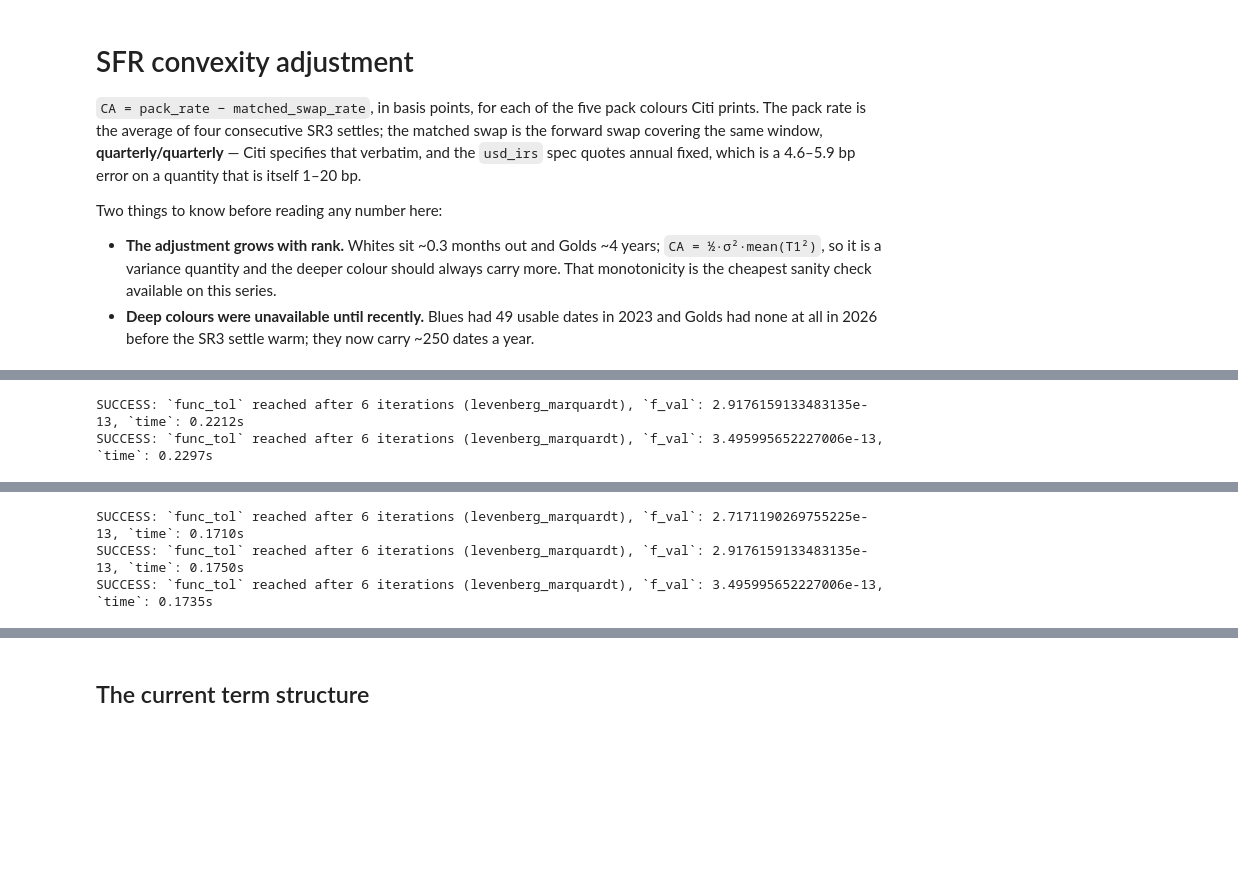
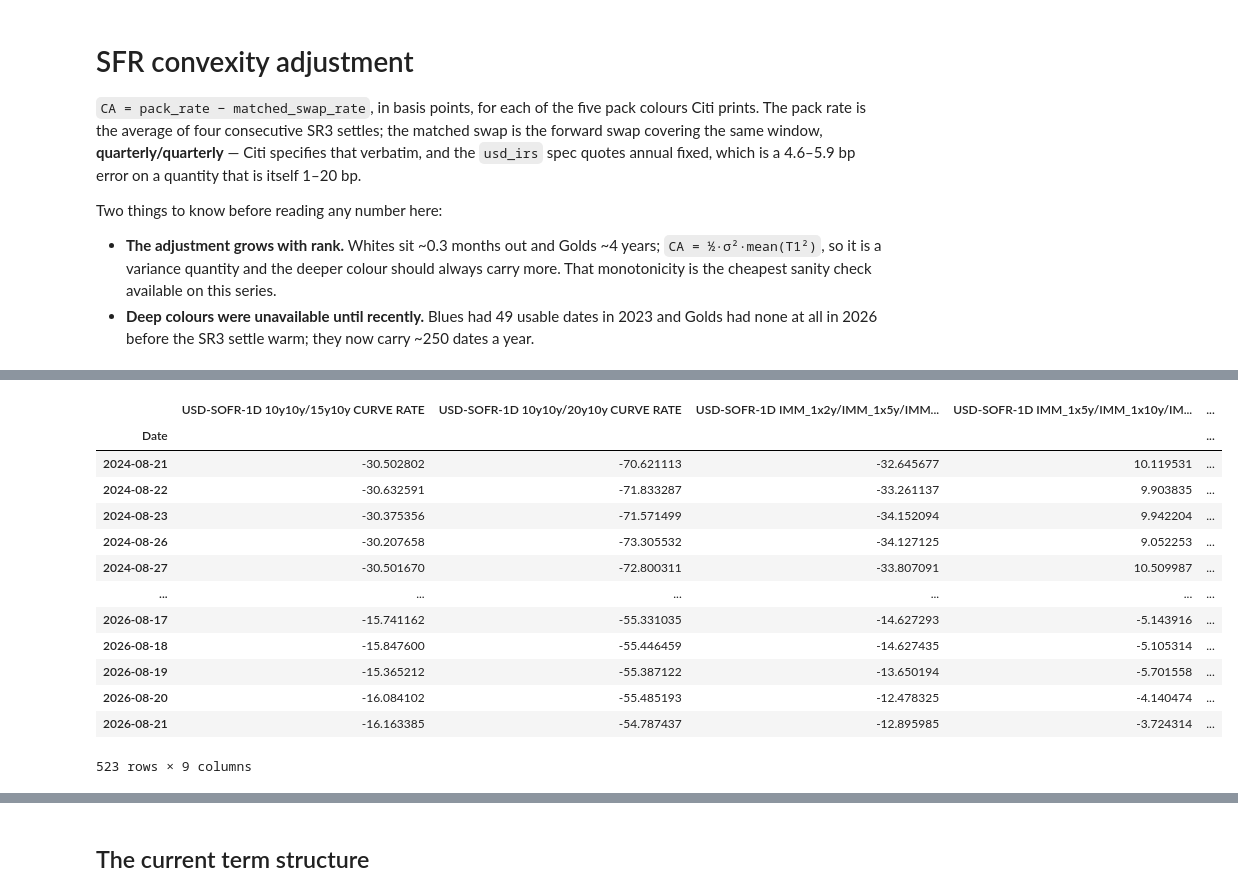
Before and after one commit to yieldcurvemonkey/ARBS, a Jupyter notebook: notebooks/timeseries/sfr_convexity.ipynb, the cells around one changed output, grey strips where cells are left out. Saved outputs shown, nothing was run; the diff lists cells and outputs as text; code cells hidden in the pictures; blank space fills up the shorter version.

```diff
--- a/notebooks/timeseries/sfr_convexity.ipynb
+++ b/notebooks/timeseries/sfr_convexity.ipynb
@@ -97,33 +97,88 @@ ca_df
 # %%
 df = TimeseriesBuilder().get_timeseries(
     start=start,
     end=end,
     queries=[
         UnifiedQuery(
             curve="USD-SOFR-1D",
-            tenor="2y/5y/10y",
+            tenor="IMM_1x2y/IMM_1x5y/IMM_1x10y",
             value=UnifiedValue.IRS_RATE,
         ),
 		UnifiedQuery(
             curve="USD-SOFR-1D",
-            tenor="5y/10y/30y",
+            tenor="IMM_2x2y/IMM_2x5y/IMM_2x10y",
             value=UnifiedValue.IRS_RATE,
         ),
 		UnifiedQuery(
+            curve="USD-SOFR-1D",
+            tenor="IMM_1x5y/IMM_1x10y/IMM_1x30y",
+            value=UnifiedValue.IRS_RATE,
+        ),
+		UnifiedQuery(
+            curve="USD-SOFR-1D",
+            tenor="IMM_2x5y/IMM_2x10y/IMM_2x30y",
+            value=UnifiedValue.IRS_RATE,
+        ),
+        UnifiedQuery(
+            curve="USD-SOFR-1D",
+            tenor="10y10y/20y10y",
+            value=UnifiedValue.IRS_RATE,
+        ),
+		UnifiedQuery(
+            curve="USD-SOFR-1D",
+            tenor="10y10y/15y10y",
+            value=UnifiedValue.IRS_RATE,
+        ),
+		# UnifiedQuery(
+        #     curve="USD-SOFR-1D",
+        #     tenor="IMM_1x5y/IMM_1x10y/IMM_1x30y",
+        #     value=UnifiedValue.IRS_RATE,
+        # ),
+		# UnifiedQuery(
+		# 	curve="USD-SOFR-1D",
+		# 	selector={"shorthand":  "1Yx1Y", "strike": "ATMF"},
+		# 	structure=UnifiedStructure.IRSWAPTION_STRADDLE,
+		# 	value=UnifiedValue.IRSWAPTION_NVOL,
+		# ),
+		UnifiedQuery(
 			curve="USD-SOFR-1D",
-			selector={"shorthand":  "1Yx10Y", "strike": "ATMF"},
+			selector={"shorthand":  "2Yx1Y", "strike": "ATMF"},
 			structure=UnifiedStructure.IRSWAPTION_STRADDLE,
 			value=UnifiedValue.IRSWAPTION_NVOL,
-		)
+		),
+		UnifiedQuery(
+			curve="USD-SOFR-1D",
+			selector={"shorthand":  "3Yx1Y", "strike": "ATMF"},
+			structure=UnifiedStructure.IRSWAPTION_STRADDLE,
+			value=UnifiedValue.IRSWAPTION_NVOL,
+		),
+		UnifiedQuery(
+			curve="USD-SOFR-1D",
+			selector={"shorthand":  "4Yx1Y", "strike": "ATMF"},
+			structure=UnifiedStructure.IRSWAPTION_STRADDLE,
+			value=UnifiedValue.IRSWAPTION_NVOL,
+		),
     ],
     n_jobs=12,
     routers={
         "IRS": IRSwapsTB(curve_mdp, show_tqdm=True),
         "FRB": FixedRateBondsTB(usts_mdp, show_tqdm=True),
         "IRSWAPTION":  IRSwaptionsTB(vol_mdp, show_tqdm=True),
     },
 )
 df
 # %% [output]
+|  | USD-SOFR-1D 10y10y/15y10y CURVE RATE | USD-SOFR-1D 10y10y/20y10y CURVE RATE | USD-SOFR-1D IMM_1x2y/IMM_1x5y/IMM... | USD-SOFR-1D IMM_1x5y/IMM_1x10y/IM... | ... |
+| Date |  |  |  |  | ... |
+| 2024-08-21 | -30.502802 | -70.621113 | -32.645677 | 10.119531 | ... |
+| 2024-08-22 | -30.632591 | -71.833287 | -33.261137 | 9.903835 | ... |
+| 2024-08-23 | -30.375356 | -71.571499 | -34.152094 | 9.942204 | ... |
+| 2024-08-26 | -30.207658 | -73.305532 | -34.127125 | 9.052253 | ... |
+| 2024-08-27 | -30.501670 | -72.800311 | -33.807091 | 10.509987 | ... |
+| ... | ... | ... | ... | ... | ... |
+| 2026-08-17 | -15.741162 | -55.331035 | -14.627293 | -5.143916 | ... |
+| 2026-08-18 | -15.847600 | -55.446459 | -14.627435 | -5.105314 | ... |
+| 2026-08-19 | -15.365212 | -55.387122 | -13.650194 | -5.701558 | ... |
+| 2026-08-20 | -16.084102 | -55.485193 | -12.478325 | -4.140474 | ... |
+| 2026-08-21 | -16.163385 | -54.787437 | -12.895985 | -3.724314 | ... |
-SUCCESS: `func_tol` reached after 6 iterations (levenberg_marquardt), `f_val`: 2.9176159133483135e-13, `time`: 0.2212s
-SUCCESS: `func_tol` reached after 6 iterations (levenberg_marquardt), `f_val`: 3.495995652227006e-13, `time`: 0.2297s
+523 rows × 9 columns
@@ -131,3 +184,0 @@ WARNING Thread(ts-builder_1) MDP.IRSwaptions.CITIVELO.provider:provider.py:_cube
-SUCCESS: `func_tol` reached after 6 iterations (levenberg_marquardt), `f_val`: 2.7171190269755225e-13, `time`: 0.1710s
-SUCCESS: `func_tol` reached after 6 iterations (levenberg_marquardt), `f_val`: 2.9176159133483135e-13, `time`: 0.1750s
-SUCCESS: `func_tol` reached after 6 iterations (levenberg_marquardt), `f_val`: 3.495995652227006e-13, `time`: 0.1735s
```
Also changed, not shown: parts of 5 cells of this notebook, 17 other files.
